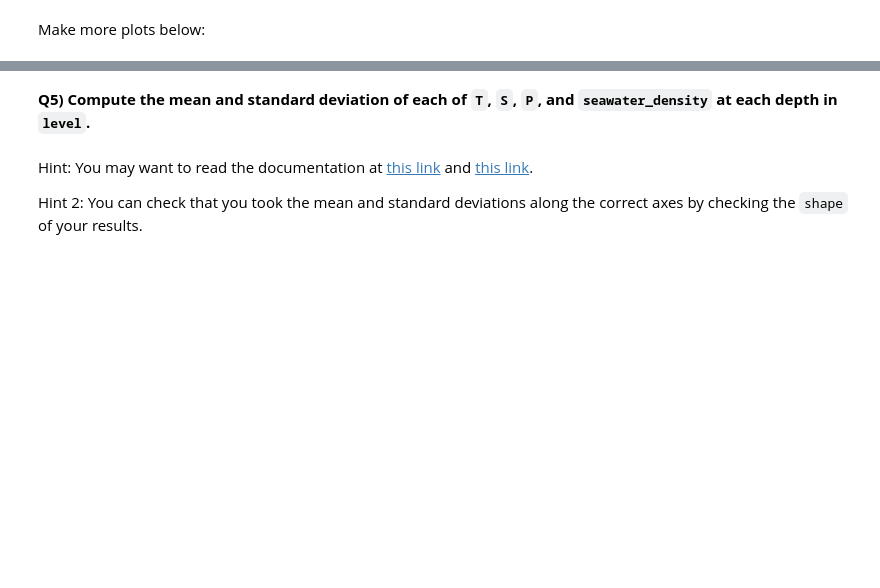
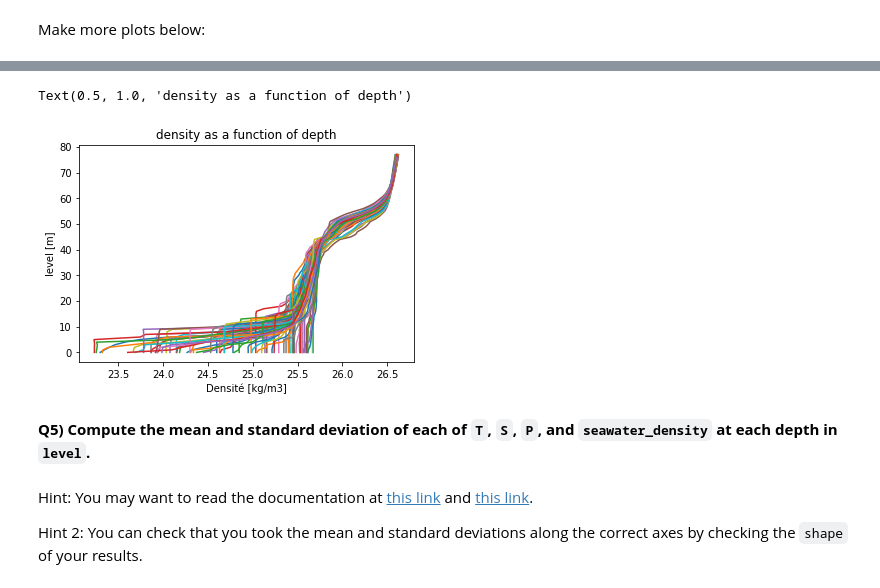
Before and after one commit to Etienne-98/2022_Intro_Python, a Jupyter notebook: Exercises/W2_S1.ipynb, the cells around one changed output, grey strips where cells are left out. Cells and saved outputs as stored; diff of their text form; code cells hidden in the pictures; blank space fills up the shorter version.

```diff
--- a/Exercises/W2_S1.ipynb
+++ b/Exercises/W2_S1.ipynb
@@ -215,2 +194,4 @@ CT = CT_from_t(___,___,___)
+# %%
+CT = CT_from_t(S,T,P) # function of salinity, temperature and pressure (in capital letters)
 # %% [markdown]
 Calculate the `relative density` using the equation above
@@ -218,0 +198,4 @@ ___ = ___
+# %%
+relative_density  = a*S + b*CT + c*CT**2
+print('the relative density is:\n ',
+      relative_density,'^:-)))^')
@@ -243,3 +260,11 @@ Make more plots below:
+# %%
+plt.plot(relative_density,level);
+plt.xlabel('Densité [kg/m3]')
+plt.ylabel('level [m]')
+plt.title('density as a function of depth')
+# %% [output]
+Text(0.5, 1.0, 'density as a function of depth')
+[figure, added]
 # %% [markdown]
 **Q5) Compute the mean and standard deviation of each of `T`, `S`, `P`, and `seawater_density` at each depth in `level`.**
 # %% [markdown]
```
Also changed, not shown: parts of 16 cells of this notebook.
